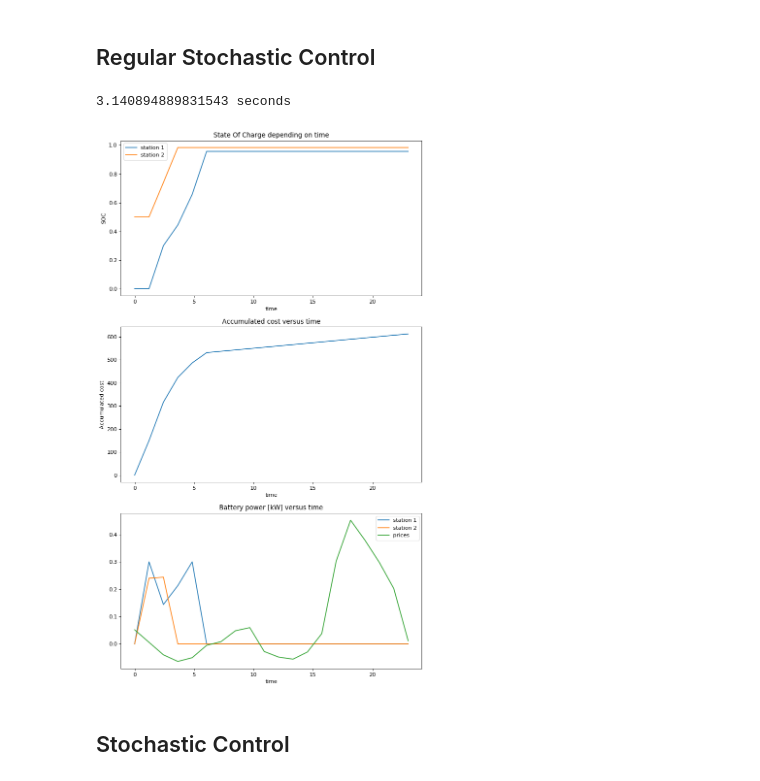
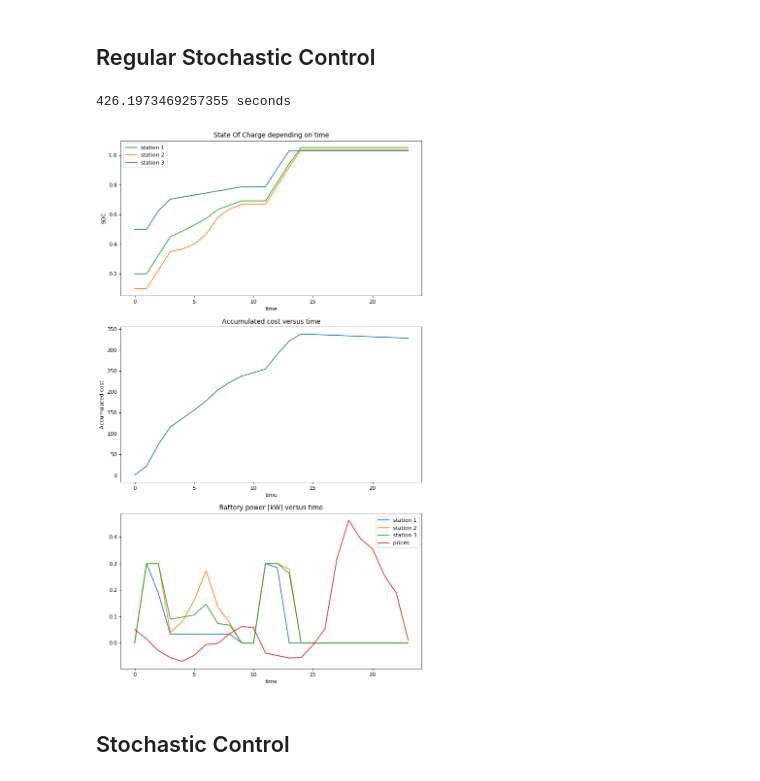
Before and after one commit to mathildebadoual/ev_controller, a Jupyter notebook: ev_controller/project.ipynb, the cells around one changed output. Saved outputs shown, nothing was run; the diff lists cells and outputs as text; code cells hidden in the pictures.

```diff
--- a/ev_controller/project.ipynb
+++ b/ev_controller/project.ipynb
@@ -61,22 +61,22 @@ for day in range(1, 31):
 ## Regular Stochastic Control
 # %%
 ## SET PARAMETERS
-num_station = 2
+num_station = 3
 ns = 10
 
-c = 100
+N = 24
+c = 10
 alpha = 0.03
-delta_t = 1
+delta_t = 10/N
 u_max = 0.3
 u_tot_max = 0.03
-N = 20 #depend on the lenght of the data
 # %%
 ## GET DATA
 prices_day = data[(data['day'] == 1) & (data['Month'] == 1) & (data['Year'] == 2013)]['Price']
 prices_interp = interp1d(np.linspace(0, 23, 24), prices_day)
 prices = prices_interp(np.linspace(0, 23, N))
 # %%
-SOC_grid = np.array(list(itertools.permutations(np.linspace(0, 1, ns), num_station)))
+SOC_grid = np.array(list(itertools.product(np.linspace(0, 1, ns), np.linspace(0, 1, ns), np.linspace(0, 1, ns))))
 # %%
 u_star = np.zeros((num_station, len(SOC_grid), N))
 V = np.inf * np.ones((num_station, len(SOC_grid), N+1))
@@ -95,10 +95,10 @@ for k in range(N-1, 0, -1):
 
         # Find dominant bounds for u_batt
         lb = 0
-        ub = min(u_max, 1 - max(SOC_grid[idx, :]))
+        ub = [min(u_max, 1 - SOC_grid[idx, i]) for i in range(num_station)]
 
         # Grid Battery Power between dominant bounds
-        u_batt_grid = np.array(list(itertools.permutations(np.linspace(lb, ub, ns), num_station)))
+        u_batt_grid = np.array(list(itertools.product(np.linspace(lb, ub[0], ns), np.linspace(lb, ub[1], ns), np.linspace(lb, ub[2], ns))))
         #TODO: enlever ceux qui ne respectent pas sum(u_i) <= Umax
 
         # Cost of satisfaction
@@ -122,7 +122,7 @@ for k in range(N-1, 0, -1):
 end = time.time()
 print(str(end - start) + " seconds")
 # %% [output]
-3.140894889831543 seconds
+426.1973469257355 seconds
 # %%
 ## Simulate Results
 
@@ -132,7 +132,7 @@ u_batt_sim = np.zeros((num_station, N))
 J_sim = np.zeros((N))
 
 # Initialize
-SOC_0 = np.array([0, 0.5])
+SOC_0 = np.array([0.5, 0.1, 0.2])
 SOC_sim[:, 0] = SOC_0
 
 # Simulate PHEV Dynamics
@@ -153,34 +153,36 @@ t = np.linspace(0, 23, N)
 ## Plot Simulation Results
 plt.figure(num=3, figsize=(10, 18), dpi=80, facecolor='w', edgecolor='k')
 
 plt.subplot(3,1,1)
 plt.plot(t, SOC_sim[0], label='station 1')
 plt.plot(t, SOC_sim[1], label='station 2')
+plt.plot(t, SOC_sim[2], label='station 3')
 plt.title('State Of Charge depending on time')
 plt.xlabel('time')
 plt.ylabel('SOC')
 plt.legend()
 # SOC versus time
 
 plt.subplot(3,1,2)
 plt.plot(t, [np.sum(J_sim[:k]) for k in range(0, N)])  # plot speed
 plt.title('Accumulated cost versus time')
 plt.xlabel('time')
 plt.ylabel('Accumulated cost')
 # Accumulated fuel consumption [g] versus time
 
 plt.subplot(3,1,3)
 plt.plot(t, u_batt_sim[0], label='station 1')
 plt.plot(t, u_batt_sim[1], label='station 2')
+plt.plot(t, u_batt_sim[2], label='station 3')
 plt.plot(t, prices/40 - 0.8, label='prices')
 plt.title('Battery power [kW] versus time')
 plt.xlabel('time')
 plt.legend()
 # Battery and engine power [kW] versus time
 
 plt.savefig('results.png')
 # %% [output]
-[figure, old version]
+[figure, new version]
 # %% [markdown]
 ## Stochastic Control
 # %%
```
Also changed, not shown: 1 other file.
